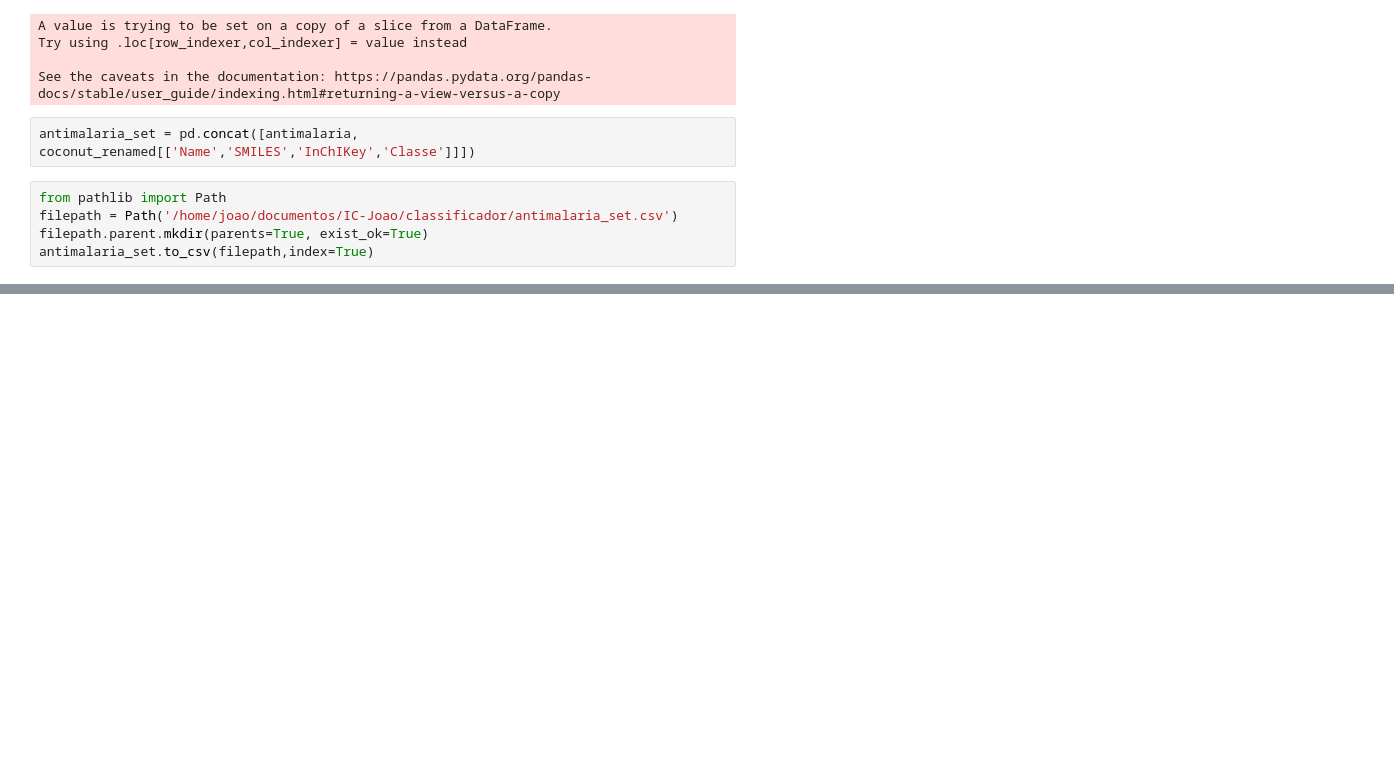
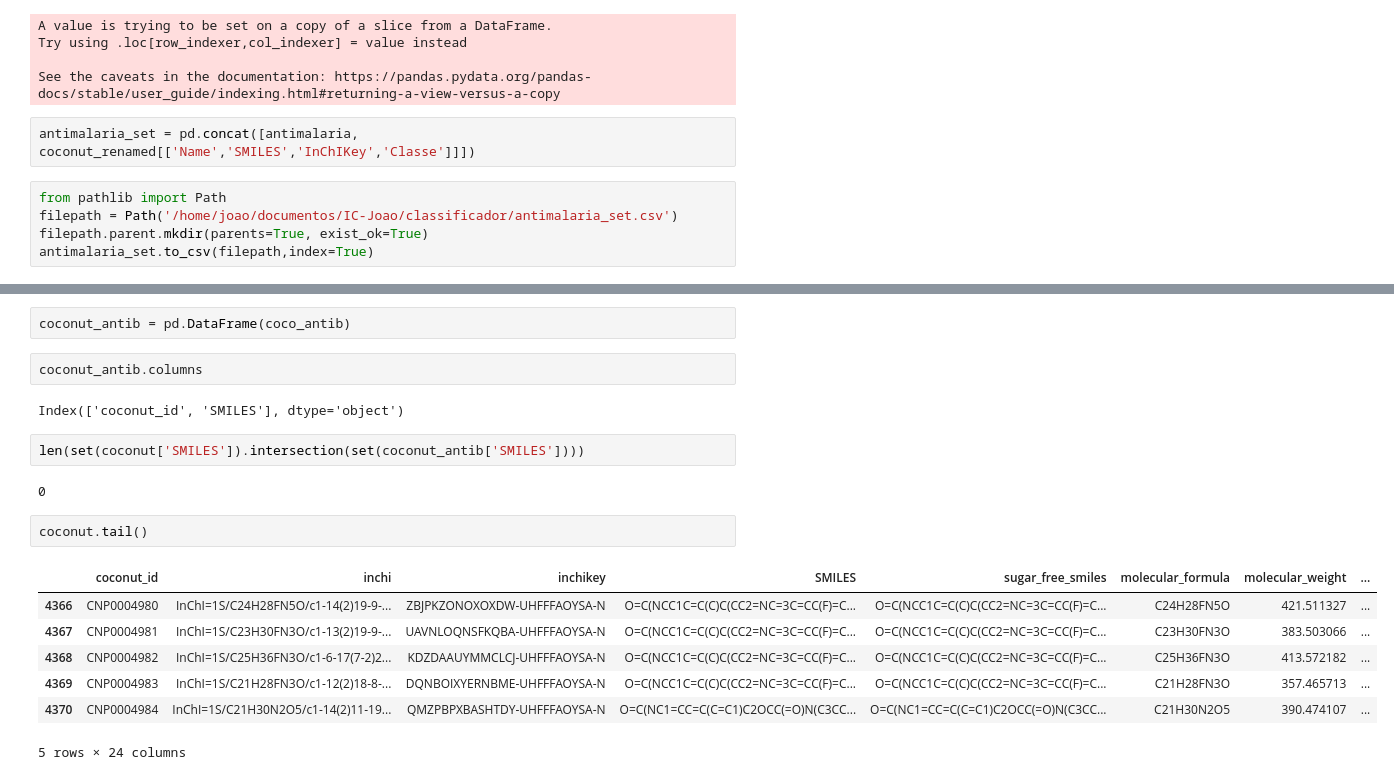
Before and after one commit to joaovitorgferreira/IC-Joao, a Jupyter notebook: classificador/comparação de bases de dados.ipynb, the cells around one changed output, grey strips where cells are left out. Saved outputs shown, nothing was run; the diff lists cells and outputs as text; blank space fills up the shorter version.

```diff
--- a/classificador/comparação de bases de dados.ipynb
+++ b/classificador/comparação de bases de dados.ipynb
@@ -200,0 +233,20 @@ antimalaria_set.to_csv(filepath,index=True)
+# %%
+coconut_antib = pd.DataFrame(coco_antib)
+# %%
+coconut_antib.columns
+# %% [output]
+Index(['coconut_id', 'SMILES'], dtype='object')
+# %%
+len(set(coconut['SMILES']).intersection(set(coconut_antib['SMILES'])))
+# %% [output]
+0
+# %%
+coconut.tail()
+# %% [output]
+|  | coconut_id | inchi | inchikey | SMILES | sugar_free_smiles | molecular_formula | molecular_weight | ... |
+| 4366 | CNP0004980 | InChI=1S/C24H28FN5O/c1-14(2)19-9-... | ZBJPKZONOXOXDW-UHFFFAOYSA-N | O=C(NCC1C=C(C)C(CC2=NC=3C=CC(F)=C... | O=C(NCC1C=C(C)C(CC2=NC=3C=CC(F)=C... | C24H28FN5O | 421.511327 | ... |
+| 4367 | CNP0004981 | InChI=1S/C23H30FN3O/c1-13(2)19-9-... | UAVNLOQNSFKQBA-UHFFFAOYSA-N | O=C(NCC1C=C(C)C(CC2=NC=3C=CC(F)=C... | O=C(NCC1C=C(C)C(CC2=NC=3C=CC(F)=C... | C23H30FN3O | 383.503066 | ... |
+| 4368 | CNP0004982 | InChI=1S/C25H36FN3O/c1-6-17(7-2)2... | KDZDAAUYMMCLCJ-UHFFFAOYSA-N | O=C(NCC1C=C(C)C(CC2=NC=3C=CC(F)=C... | O=C(NCC1C=C(C)C(CC2=NC=3C=CC(F)=C... | C25H36FN3O | 413.572182 | ... |
+| 4369 | CNP0004983 | InChI=1S/C21H28FN3O/c1-12(2)18-8-... | DQNBOIXYERNBME-UHFFFAOYSA-N | O=C(NCC1C=C(C)C(CC2=NC=3C=CC(F)=C... | O=C(NCC1C=C(C)C(CC2=NC=3C=CC(F)=C... | C21H28FN3O | 357.465713 | ... |
+| 4370 | CNP0004984 | InChI=1S/C21H30N2O5/c1-14(2)11-19... | QMZPBPXBASHTDY-UHFFFAOYSA-N | O=C(NC1=CC=C(C=C1)C2OCC(=O)N(C3CC... | O=C(NC1=CC=C(C=C1)C2OCC(=O)N(C3CC... | C21H30N2O5 | 390.474107 | ... |
+5 rows × 24 columns
```
Also changed, not shown: parts of 10 cells of this notebook, 7 other files.
